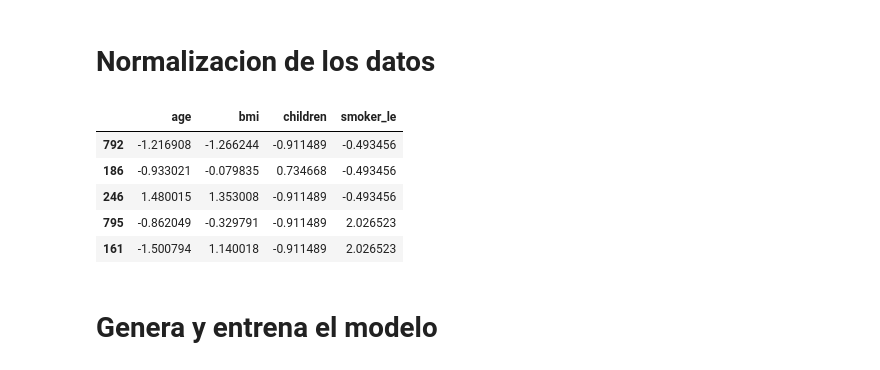
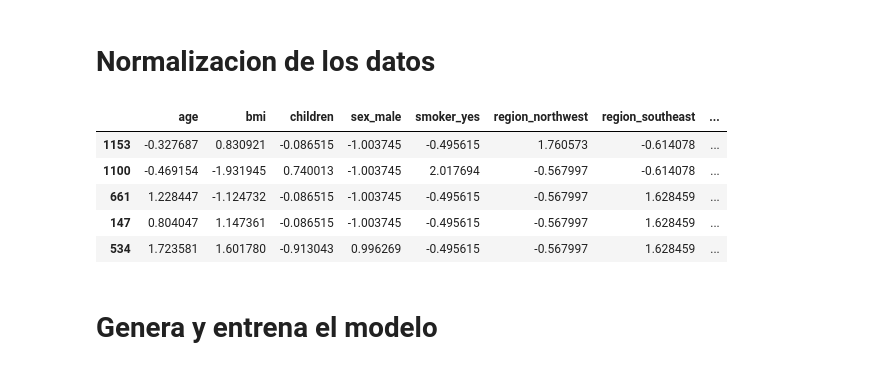
Before and after one commit to Betaniammc/streamlit, a Jupyter notebook: src/02-linear-regression-medical-insurance-cost.ipynb, the cells around one changed output. Drawn from its saved outputs; the diff is of its cells as text; code cells hidden in the pictures.

```diff
--- a/src/02-linear-regression-medical-insurance-cost.ipynb
+++ b/src/02-linear-regression-medical-insurance-cost.ipynb
@@ -321,17 +347,0 @@ X_train.shape, X_test.shape
-# %%
-#0. Creamos copias de los conjuntos de entrenamiento: X_train | X_test
-X_train_cat_le = X_train.copy()
-X_test_cat_le = X_test.copy()
-
-#Para cada variable no numerica la transformamos en numerica y  la abregamos a nuestra copia de x_train
-
-
-
-
-# 1. Creamos las instancias del encoder
-label_encoder_smoker = LabelEncoder()
-# 2. Entrenamos los encoders con los datos de entrenamiento (ajustamos) utilizamos: fit()
-label_encoder_smoker.fit(X_train['smoker'])
-# 3. Aplicamos el encoder en ambos conjuntos (entrenamiento y test) transform
-X_train_cat_le['smoker_le'] = label_encoder_smoker.transform(X_train['smoker'])  # 3.1 train
-X_test_cat_le['smoker_le'] = label_encoder_smoker.transform(X_test['smoker'])  # 3.2 test
@@ -356,25 +350,25 @@ X_train_cat_le
 # %%
 #Realizar el escalado con el dataset dividido solo con las variables numericas
 norm_scaler = StandardScaler()  # Instancia de: from sklearn.preprocessing import StandardScaler
 
-num_variables = ["age",	"bmi",	"children", "smoker_le"]
+num_variables = ["age",	"bmi",	"children",	"sex_male",	"smoker_yes",	"region_northwest", "region_southeast",	"region_southwest"]
 norm_features_x_train = norm_scaler.fit_transform(X_train_cat_le[num_variables])
 norm_features_x_test = norm_scaler.transform(X_test_cat_le[num_variables])
 
 X_train_cat_le_scaled = pd.DataFrame(norm_features_x_train,
                        index=X_train_cat_le.index,
                        columns=num_variables)
 X_test_cat_le_scaled = pd.DataFrame(norm_features_x_test,
                        index=X_test_cat_le.index,
                        columns=num_variables)
 X_train_cat_le_scaled.head()
 # %% [output]
-|  | age | bmi | children | smoker_le |
-| 792 | -1.216908 | -1.266244 | -0.911489 | -0.493456 |
-| 186 | -0.933021 | -0.079835 | 0.734668 | -0.493456 |
-| 246 | 1.480015 | 1.353008 | -0.911489 | -0.493456 |
-| 795 | -0.862049 | -0.329791 | -0.911489 | 2.026523 |
-| 161 | -1.500794 | 1.140018 | -0.911489 | 2.026523 |
+|  | age | bmi | children | sex_male | smoker_yes | region_northwest | region_southeast | ... |
+| 1153 | -0.327687 | 0.830921 | -0.086515 | -1.003745 | -0.495615 | 1.760573 | -0.614078 | ... |
+| 1100 | -0.469154 | -1.931945 | 0.740013 | -1.003745 | 2.017694 | -0.567997 | -0.614078 | ... |
+| 661 | 1.228447 | -1.124732 | -0.086515 | -1.003745 | -0.495615 | -0.567997 | 1.628459 | ... |
+| 147 | 0.804047 | 1.147361 | -0.086515 | -1.003745 | -0.495615 | -0.567997 | 1.628459 | ... |
+| 534 | 1.723581 | 1.601780 | -0.913043 | 0.996269 | -0.495615 | -0.567997 | 1.628459 | ... |
 # %% [markdown]
 # Genera y entrena el modelo
 # %%
```
Also changed, not shown: parts of 14 cells of this notebook, 1 other file.
